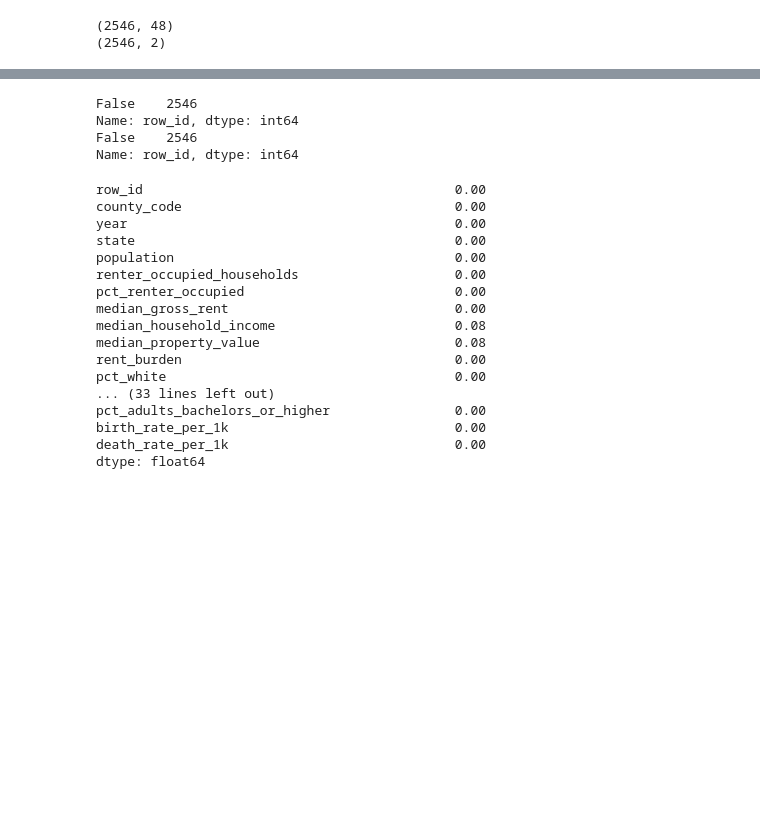
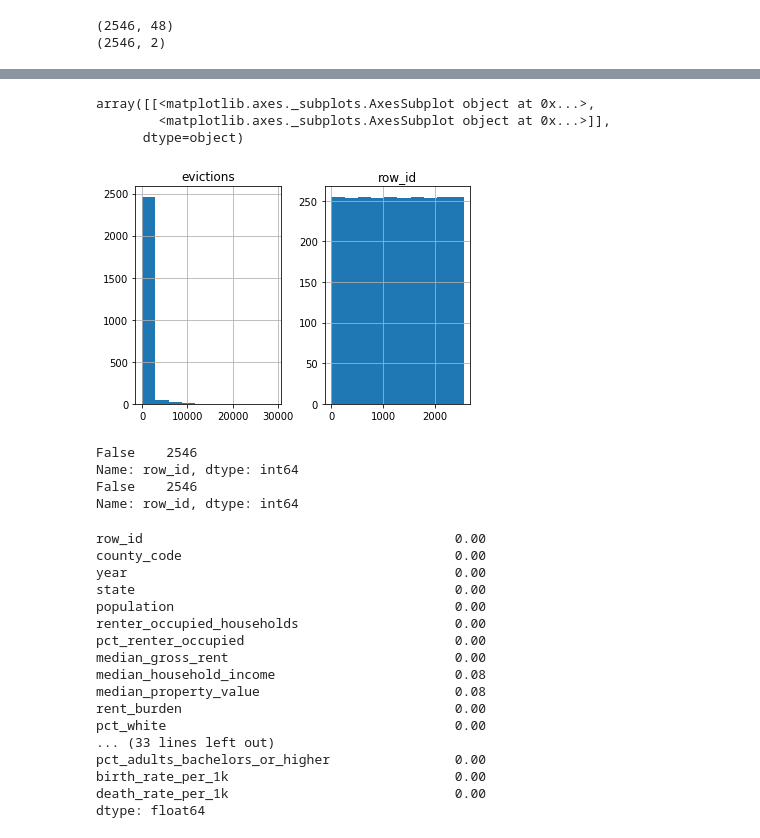
Before and after one commit to 2020josh2020/Introductory-Tutorial, a Jupyter notebook: Capstone Streamlined - predicting evictions .ipynb, the cells around one changed output, grey strips where cells are left out. Saved outputs shown, nothing was run; the diff lists cells and outputs as text; code cells hidden in the pictures; blank space fills up the shorter version.

```diff
--- a/Capstone Streamlined - predicting evictions .ipynb
+++ b/Capstone Streamlined - predicting evictions .ipynb
@@ -27,3 +60,10 @@ print(labels.shape)
+# %%
+labels.hist()
+# %% [output]
+array([[<matplotlib.axes._subplots.AxesSubplot object at 0x...>,
+        <matplotlib.axes._subplots.AxesSubplot object at 0x...>]],
+      dtype=object)
+[figure, added]
 # %%
 # check for duplicate records
 print(evict.row_id.duplicated().value_counts())
```
Also changed, not shown: parts of 3 cells of this notebook.
